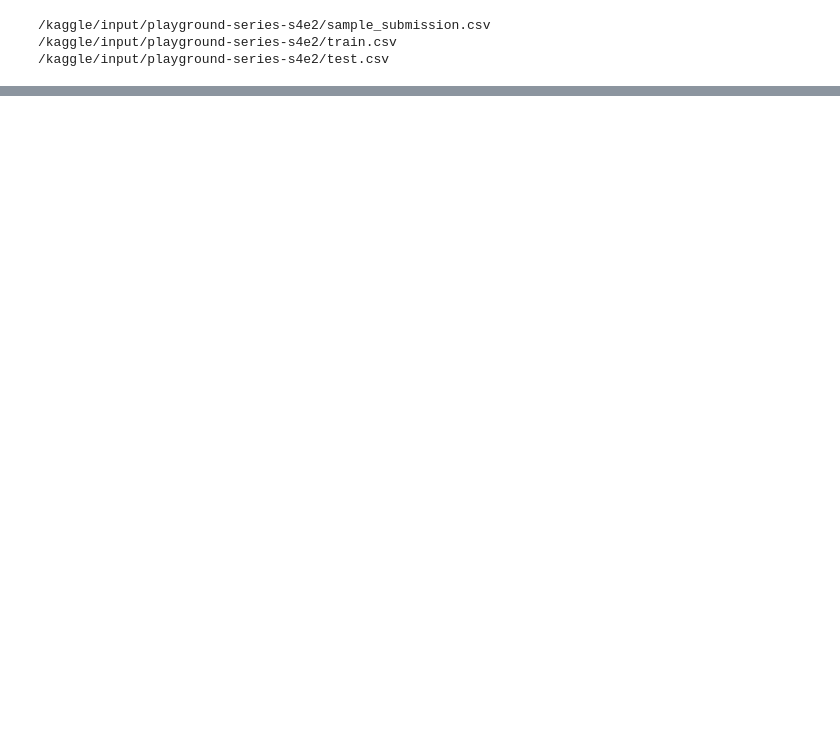
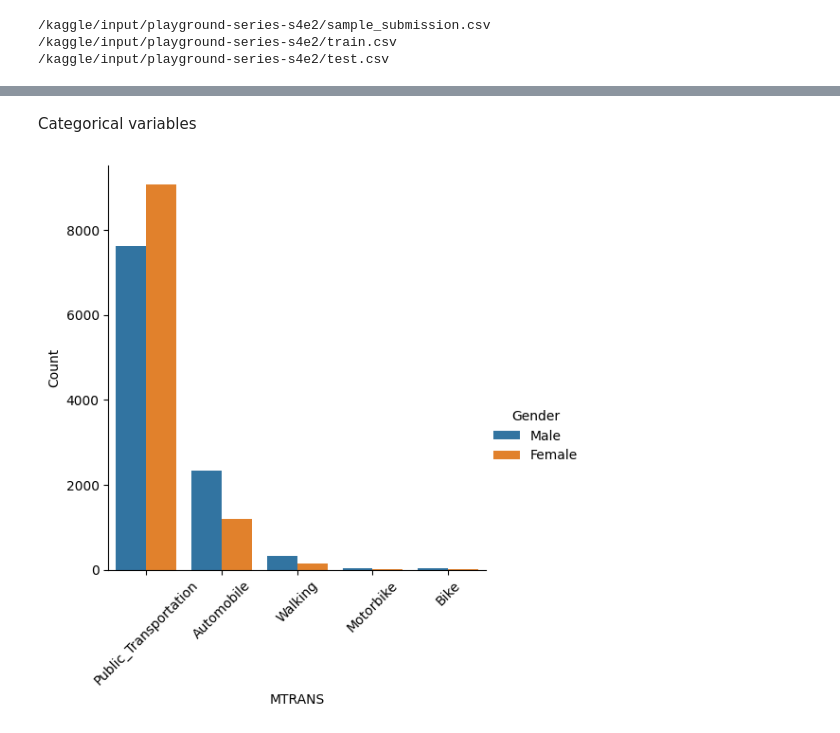
Before and after one commit to Szymqn/KaggleCompetitions, a Jupyter notebook: multi-class-prediction-of-obesity-risk.ipynb, the cells around one changed output, grey strips where cells are left out. Drawn from its saved outputs; the diff is of its cells as text; code cells hidden in the pictures; blank space fills up the shorter version.

```diff
--- a/multi-class-prediction-of-obesity-risk.ipynb
+++ b/multi-class-prediction-of-obesity-risk.ipynb
@@ -26,0 +83,8 @@ train_df.head()
+# %% [markdown]
+Categorical variables
+# %%
+g = sns.catplot(x="MTRANS", hue="Gender", data=train_df, kind="count")
+g = g.set_ylabels("Count")
+g = g.set_xticklabels(rotation=45)
+# %% [output]
+[figure, added]
```
Also changed, not shown: parts of 13 cells of this notebook.
